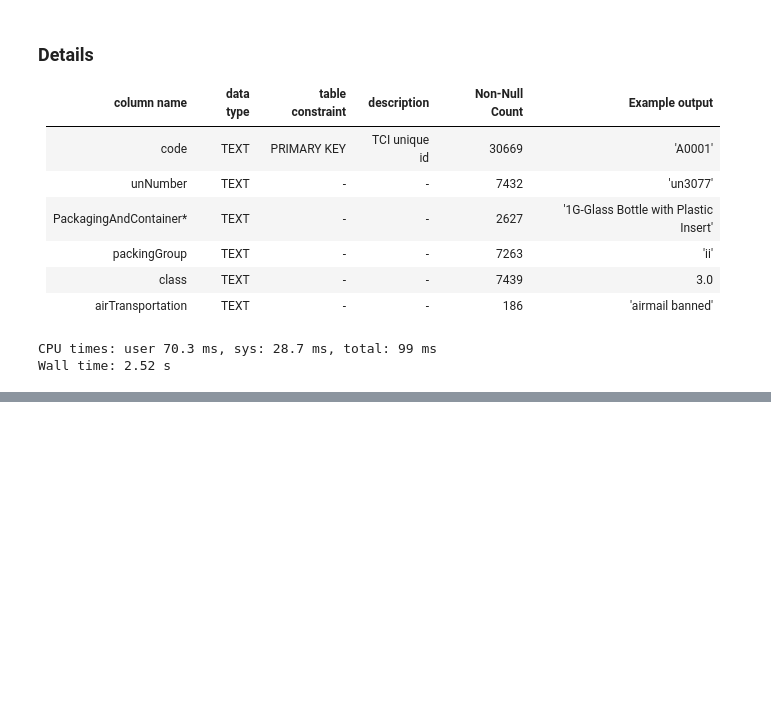
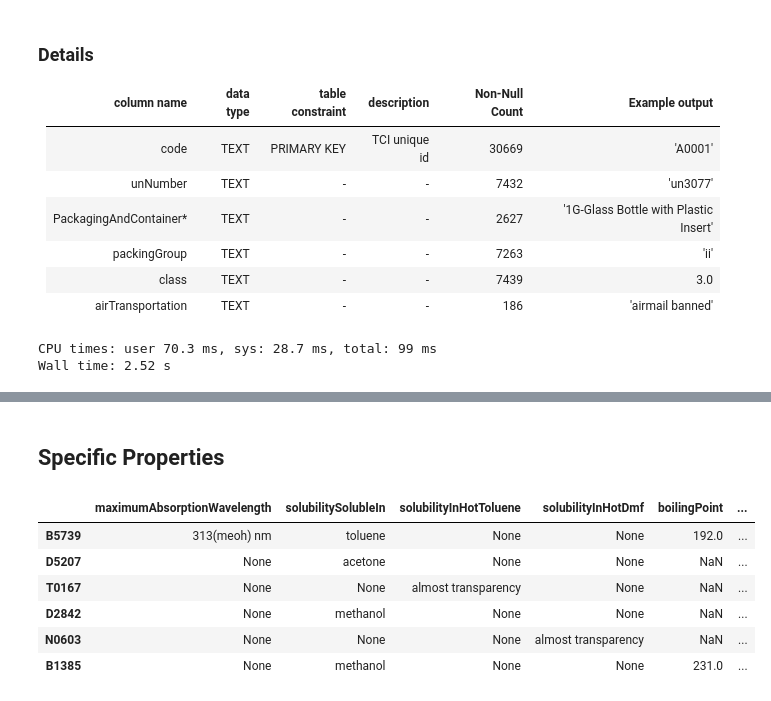
Before and after one commit to stephanyvargas/Learning_DataScience, a Jupyter notebook: Chemical_db/TCI_database_app/TCI_load_tables_AWS.ipynb, the cells around one changed output, grey strips where cells are left out. Saved outputs shown, nothing was run; the diff lists cells and outputs as text; code cells hidden in the pictures; blank space fills up the shorter version.

Commit message:
loaded specific properties and specifications table in AWS

```diff
--- a/Chemical_db/TCI_database_app/TCI_load_tables_AWS.ipynb
+++ b/Chemical_db/TCI_database_app/TCI_load_tables_AWS.ipynb
@@ -433,0 +443,14 @@ Wall time: 2.52 s
+# %% [markdown]
+## Specific Properties
+# %%
+df_properties = pd.read_json('TCISpecificProperties.json', orient ='split', compression = 'infer')
+# %%
+df_properties.drop('code', axis=1).dropna(axis=0, how = 'all').sample(6).dropna(axis=1, how = 'all')
+# %% [output]
+|  | maximumAbsorptionWavelength | solubilitySolubleIn | solubilityInHotToluene | solubilityInHotDmf | boilingPoint | ... |
+| B5739 | 313(meoh) nm | toluene | None | None | 192.0 | ... |
+| D5207 | None | acetone | None | None | NaN | ... |
+| T0167 | None | None | almost transparency | None | NaN | ... |
+| D2842 | None | methanol | None | None | NaN | ... |
+| N0603 | None | None | None | almost transparency | NaN | ... |
+| B1385 | None | methanol | None | None | 231.0 | ... |
```
Also changed, not shown: parts of 15 cells of this notebook.
